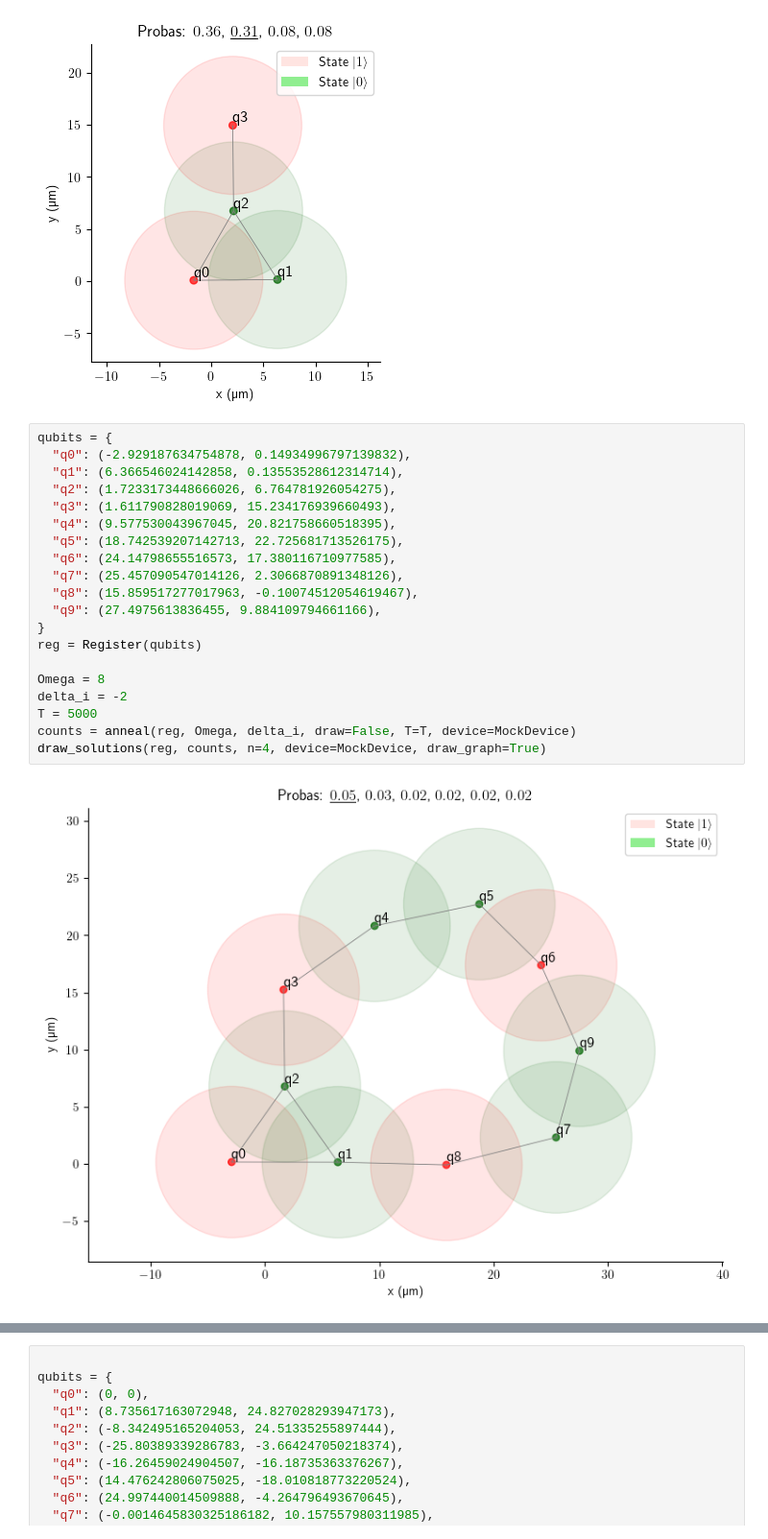
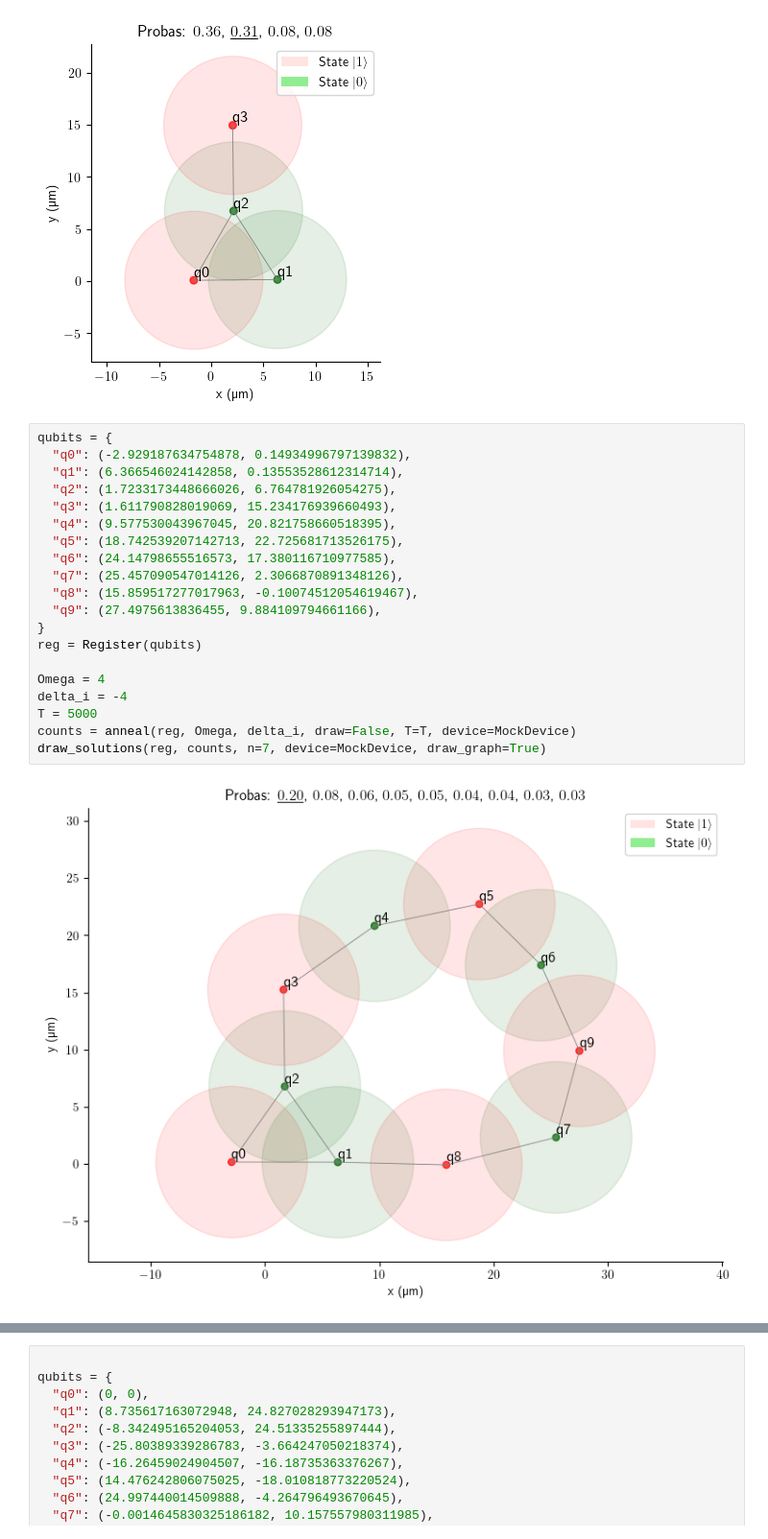
Before and after one commit to BoGGoG/PulserLearn, a Jupyter notebook: QuantumWires.ipynb, the cells around one changed output, grey strips where cells are left out. Shown at 96% size. Cells and saved outputs as stored; diff of their text form.

Commit message:
Plots updates

```diff
--- a/QuantumWires.ipynb
+++ b/QuantumWires.ipynb
@@ -117,22 +117,22 @@ draw_solutions(reg, counts, n=2, device=MockDevice, draw_graph=True)
 # %%
 qubits = {
   "q0": (-2.929187634754878, 0.14934996797139832),
   "q1": (6.366546024142858, 0.13553528612314714),
   "q2": (1.7233173448666026, 6.764781926054275),
   "q3": (1.611790828019069, 15.234176939660493),
   "q4": (9.577530043967045, 20.821758660518395),
   "q5": (18.742539207142713, 22.725681713526175),
   "q6": (24.14798655516573, 17.380116710977585),
   "q7": (25.457090547014126, 2.3066870891348126),
   "q8": (15.859517277017963, -0.10074512054619467),
   "q9": (27.4975613836455, 9.884109794661166),
 }
 reg = Register(qubits)
 
-Omega = 8
-delta_i = -2
+Omega = 4
+delta_i = -4
 T = 5000
 counts = anneal(reg, Omega, delta_i, draw=False, T=T, device=MockDevice)
-draw_solutions(reg, counts, n=4, device=MockDevice, draw_graph=True)
+draw_solutions(reg, counts, n=7, device=MockDevice, draw_graph=True)
 # %% [output]
-[figure, old version]
+[figure, new version]
```
Also changed, not shown: parts of 2 cells of this notebook.
